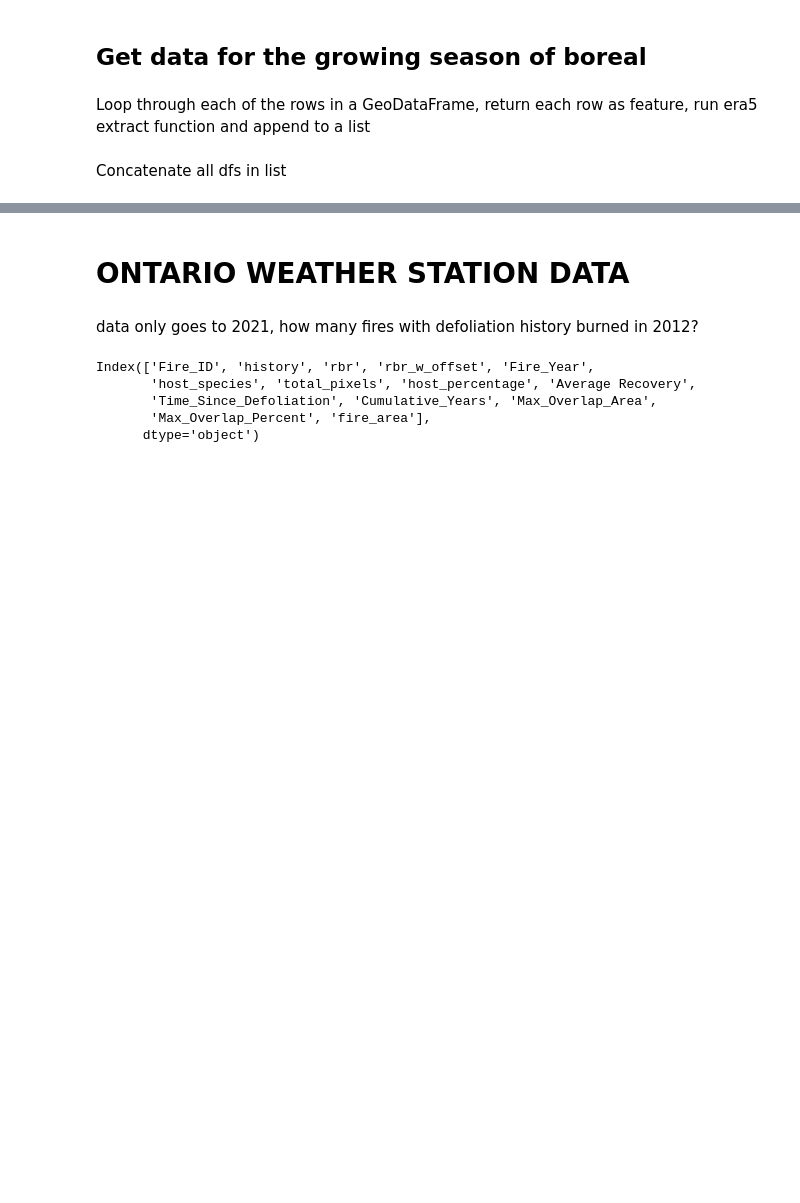
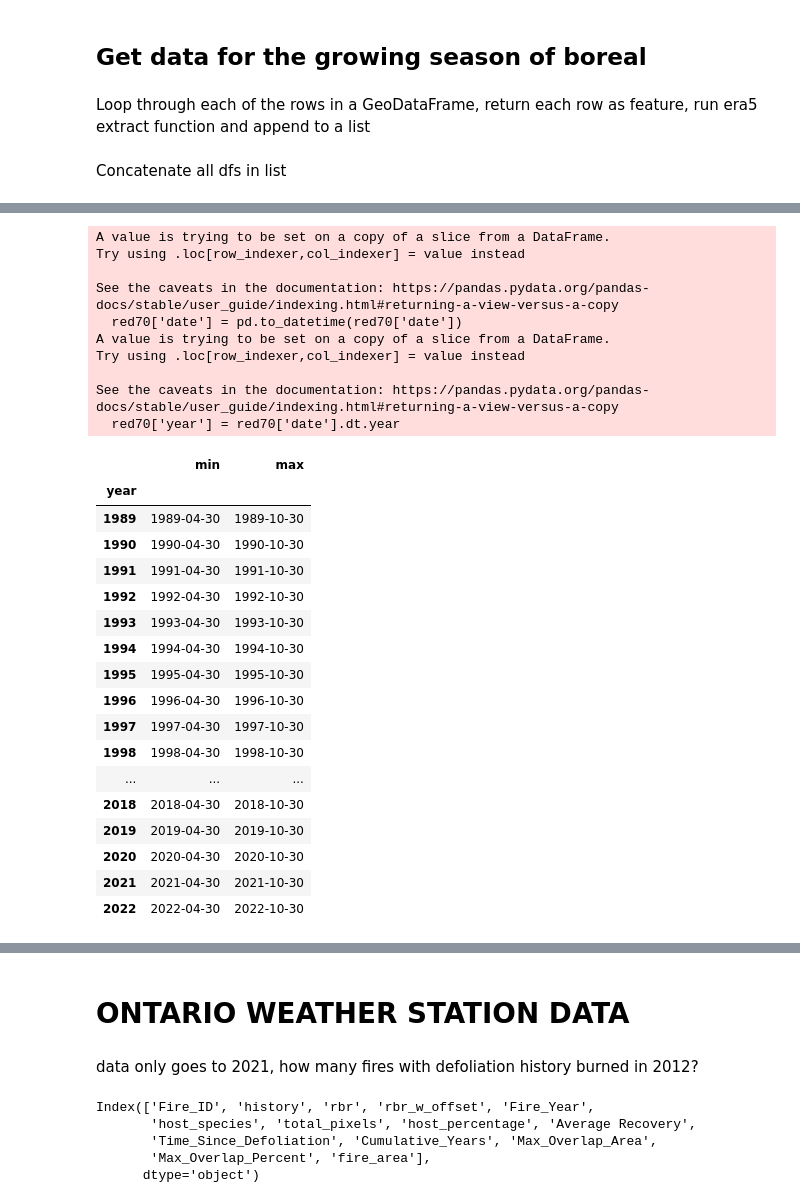
Before and after one commit to jackagoldman/fire_insect_co-occurence, a Jupyter notebook: scripts/recovery_period_climate.ipynb, the cells around one changed output, grey strips where cells are left out. Cells and saved outputs as stored; diff of their text form; code cells hidden in the pictures; blank space fills up the shorter version.

```diff
--- a/scripts/recovery_period_climate.ipynb
+++ b/scripts/recovery_period_climate.ipynb
@@ -425,3 +439,29 @@ def row_to_ee_feature(row):
     return ee.Feature(geom, properties)
 # %% [markdown]
 Concatenate all dfs in list
+# %%
+import time
+
+# loop through each row in a gdf and return indices
+
+#empty list
+all_data_frames = []
+
+#loop
+for index, row in fires_lte_2012.iterrows():
+    year = row['Fire_Yr']
+    row = row_to_ee_feature(row)
+    feature_collection = ee.FeatureCollection([row])
+
+    retries = 3
+    for attempt in range(retries):
+        try:
+            df = extract_era5_clim(feature_collection, year, start_end)
+            all_data_frames.append(df)
+            break
+        except ee.EEException as e:
+            if 'Earth Engine capacity exceeded' in str(e):
+                print(f"Retrying... ({attempt + 1}/{retries})")
+                time.sleep(5)  # Wait for 5 seconds before retrying
+            else:
+                raise e
@@ -427,0 +502,36 @@ Concatenate all dfs in list
+# %%
+# look at all RED70 fires in the dataset
+red70 = all_data_frames[all_data_frames['Fire_ID'].str.contains('RED70')]
+# look at nip53 date ranges for each year
+red70['date'] = pd.to_datetime(red70['date'])
+red70['year'] = red70['date'].dt.year
+red70.groupby('year')['date'].agg(['min', 'max'])
+# %% [output]
+A value is trying to be set on a copy of a slice from a DataFrame.
+Try using .loc[row_indexer,col_indexer] = value instead
+
+See the caveats in the documentation: https://pandas.pydata.org/pandas-docs/stable/user_guide/indexing.html#returning-a-view-versus-a-copy
+  red70['date'] = pd.to_datetime(red70['date'])
+A value is trying to be set on a copy of a slice from a DataFrame.
+Try using .loc[row_indexer,col_indexer] = value instead
+
+See the caveats in the documentation: https://pandas.pydata.org/pandas-docs/stable/user_guide/indexing.html#returning-a-view-versus-a-copy
+  red70['year'] = red70['date'].dt.year
+|  | min | max |
+| year |  |  |
+| 1989 | 1989-04-30 | 1989-10-30 |
+| 1990 | 1990-04-30 | 1990-10-30 |
+| 1991 | 1991-04-30 | 1991-10-30 |
+| 1992 | 1992-04-30 | 1992-10-30 |
+| 1993 | 1993-04-30 | 1993-10-30 |
+| 1994 | 1994-04-30 | 1994-10-30 |
+| 1995 | 1995-04-30 | 1995-10-30 |
+| 1996 | 1996-04-30 | 1996-10-30 |
+| 1997 | 1997-04-30 | 1997-10-30 |
+| 1998 | 1998-04-30 | 1998-10-30 |
+| ... | ... | ... |
+| 2018 | 2018-04-30 | 2018-10-30 |
+| 2019 | 2019-04-30 | 2019-10-30 |
+| 2020 | 2020-04-30 | 2020-10-30 |
+| 2021 | 2021-04-30 | 2021-10-30 |
+| 2022 | 2022-04-30 | 2022-10-30 |
```
Also changed, not shown: parts of 50 cells of this notebook.
